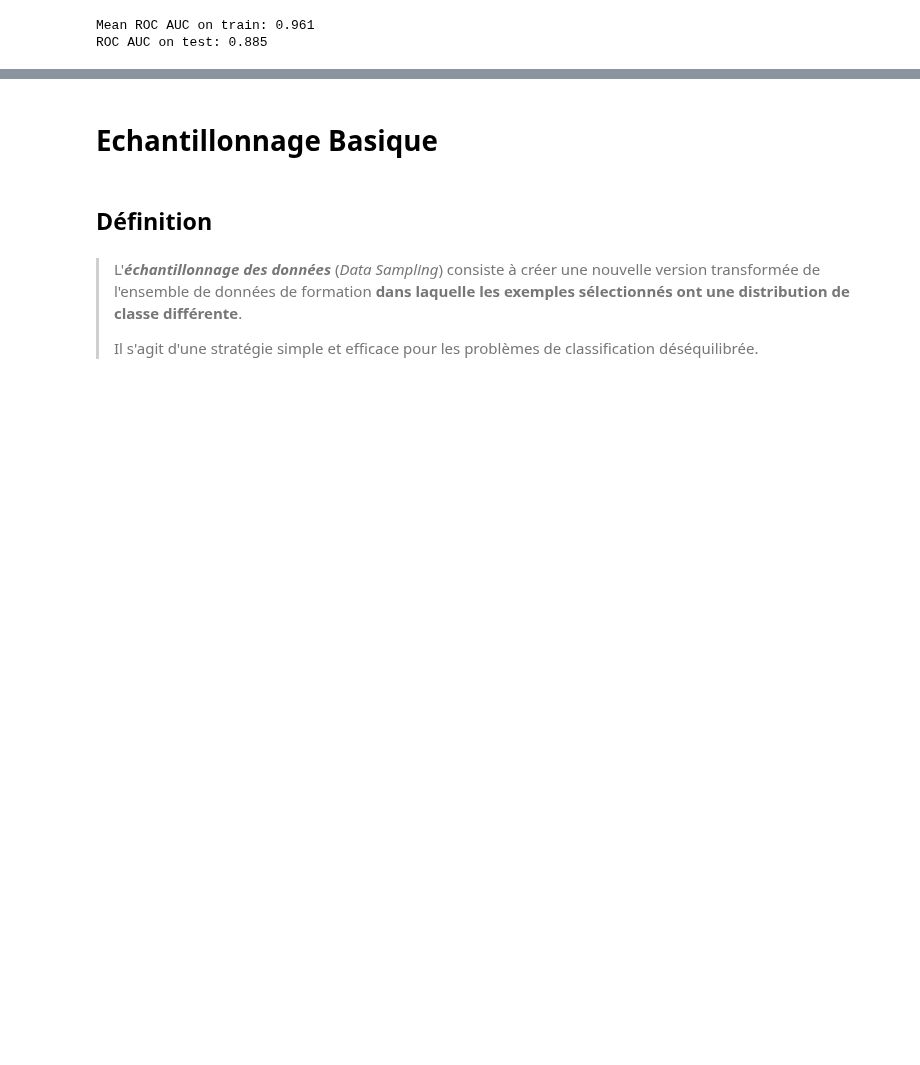
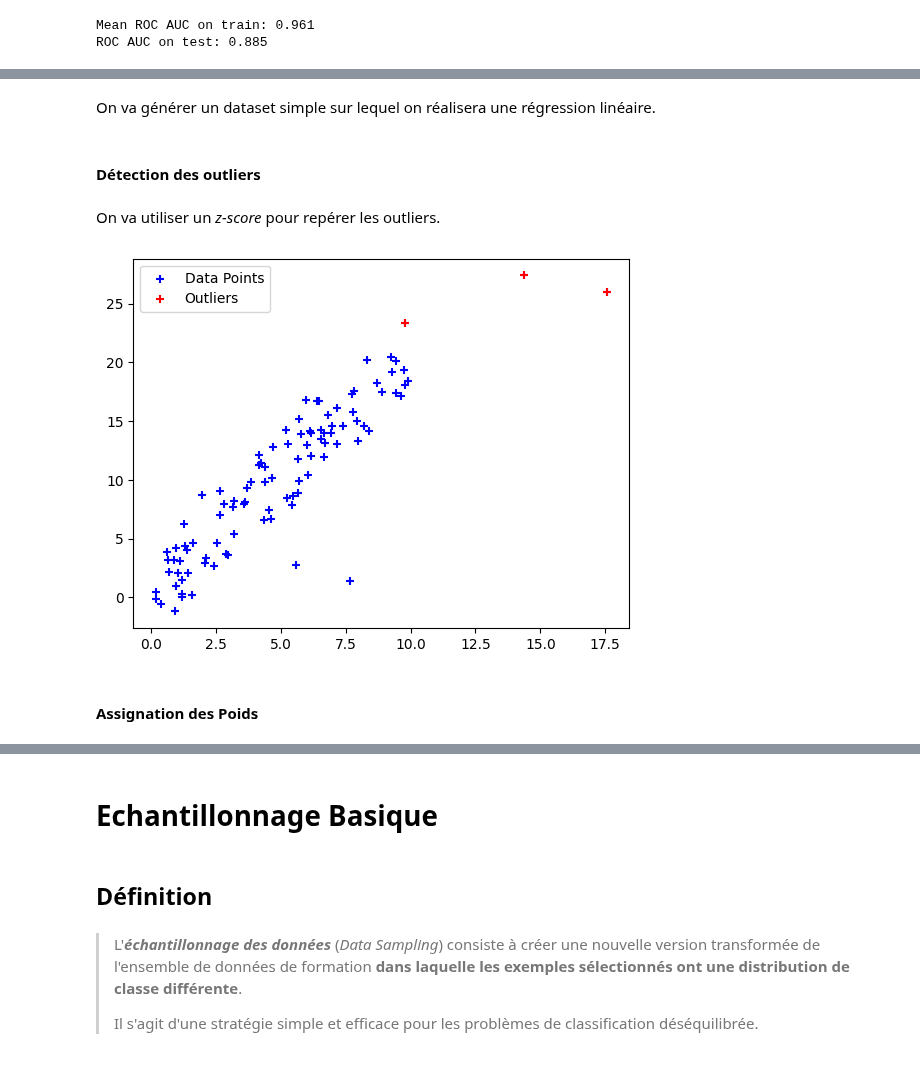
Before and after one commit to ElieLECAS/ML_avance, a Jupyter notebook: imbalanced_data/cours.ipynb, the cells around one changed output, grey strips where cells are left out. Drawn from its saved outputs; the diff is of its cells as text; code cells hidden in the pictures; blank space fills up the shorter version.

```diff
--- a/imbalanced_data/cours.ipynb
+++ b/imbalanced_data/cours.ipynb
@@ -368,0 +428,14 @@ ROC AUC on test: 0.806
+# %% [markdown]
+On va générer un dataset simple sur lequel on réalisera une régression linéaire.
+# %%
+np.random.seed(0)
+X = np.random.rand(100, 1) * 10  # Feature
+y = 2 * X.squeeze() + np.random.randn(100) * 2  # Target with some noise
+
+# Adding outliers
+X[95:] += np.random.rand(5, 1) * 20
+y[95:] += np.random.rand(5) * 20
+# %% [markdown]
+#### Détection des outliers
+# %% [markdown]
+On va utiliser un *z-score* pour repérer les outliers.
@@ -368,0 +444,16 @@ ROC AUC on test: 0.806
+# %%
+# Calculating Z-scores of the target variable
+z_scores = np.abs(stats.zscore(y))
+# Spotting as outliers samples farer than 2 standard deviations
+outlier_threshold = 2
+is_outlier = z_scores > outlier_threshold
+
+# Plotting to visualize the outliers
+plt.scatter(X, y, color='blue', label='Data Points', marker='+')
+plt.scatter(X[is_outlier], y[is_outlier], color='red', label='Outliers', marker='+')
+plt.legend()
+plt.show()
+# %% [output]
+[figure, added]
+# %% [markdown]
+#### Assignation des Poids
```
Also changed, not shown: parts of 37 cells of this notebook.
